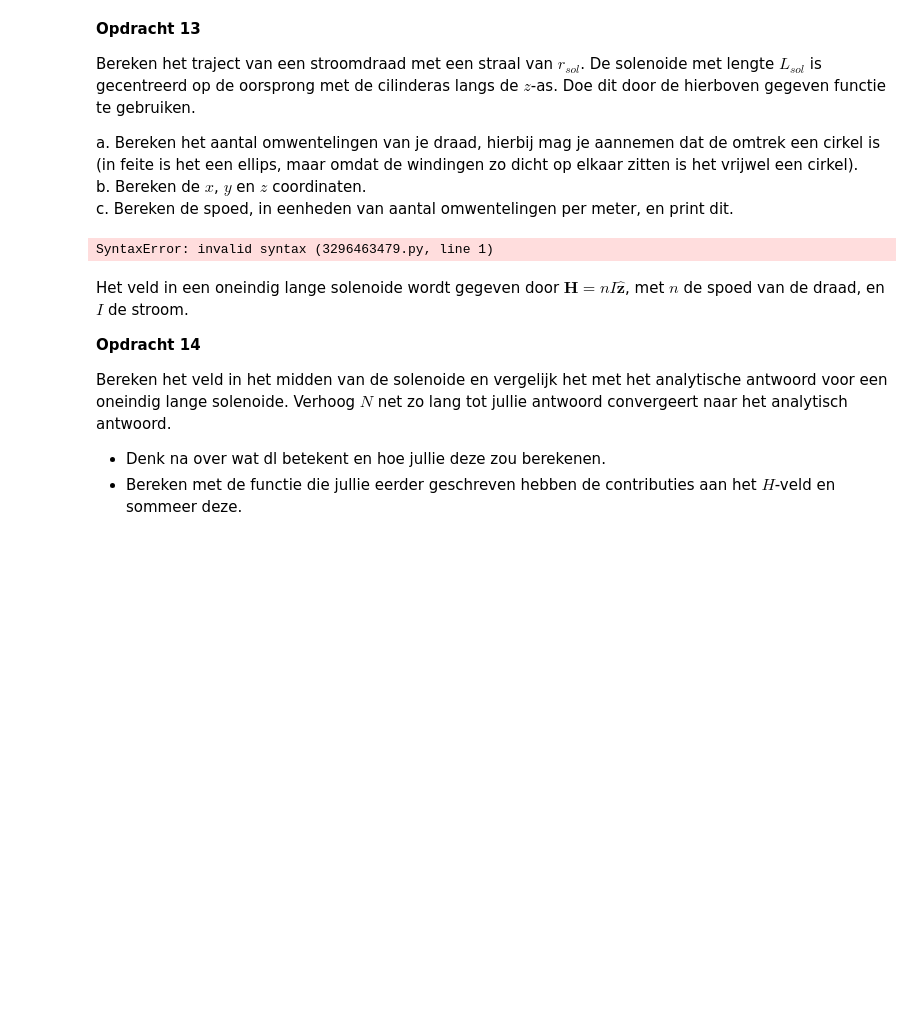
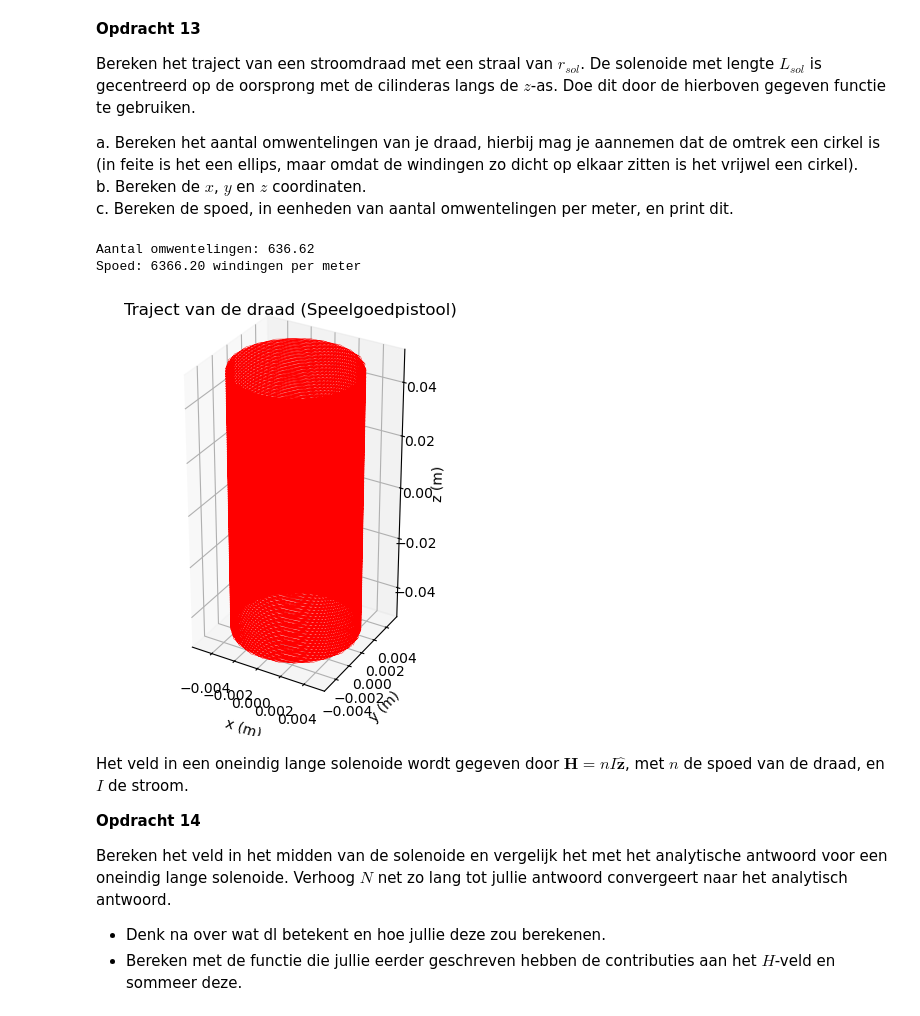
Before and after one commit to caricevonmorgen-dotcom/opdrachten-DEF-D-lol, a Jupyter notebook: 2KrachtactuatorOpdracht (1)/2KrachtactuatorOpdracht/KrachtactuatorOpdracht.ipynb, the cells around one changed output. Drawn from its saved outputs; the diff is of its cells as text; code cells hidden in the pictures; blank space fills up the shorter version.

```diff
--- a/2KrachtactuatorOpdracht (1)/2KrachtactuatorOpdracht/KrachtactuatorOpdracht.ipynb
+++ b/2KrachtactuatorOpdracht (1)/2KrachtactuatorOpdracht/KrachtactuatorOpdracht.ipynb
@@ -371,19 +446,40 @@ a. Bereken het aantal omwentelingen van je draad, hierbij mag je aannemen dat de
 b. Bereken de $x$, $y$ en $z$ coordinaten.\
 c. Bereken de spoed, in eenheden van aantal omwentelingen per meter, en print dit.
 # %%
-l_draad = # Lengte draad
-r_sol = # Straal solenoide
-L_sol = # Lengte solenoide
-N = # Aantal wikkeling
+import numpy as np
+import matplotlib.pyplot as plt
 
-# Enkele plots
-ax=plt.figure().add_subplot(projection='3d')
-plt.title('Traject van de draad van de solenoide')
-plt.plot(x, y, z, '-r', linewidth=0.1)
-ax.set_box_aspect(aspect=None, zoom=0.8)
-ax.set_xlabel('x (m)'), ax.set_ylabel('y (m)'), ax.set_zlabel('z (m)')
+# speelgoedpistool
+l_draad = 20.0
+r_sol = 0.005
+L_sol = 0.1
+I = 0.5
+N_punten = 8000
+omtrek_winding = 2 * np.pi * r_sol
+aantal_omwentelingen = l_draad / omtrek_winding
+
+spoed = aantal_omwentelingen / L_sol
+
+print(f"Aantal omwentelingen: {aantal_omwentelingen:.2f}")
+print(f"Spoed: {spoed:.2f} windingen per meter")
+
+
+x, y, z = parametrisatie(N_punten, r_sol, aantal_omwentelingen, L_sol)
+
+fig = plt.figure()
+ax = fig.add_subplot(projection='3d')
+plt.title('Traject van de draad (Speelgoedpistool)')
+ax.plot(x, y, z, '-r', linewidth=0.3)
+
+ax.set_xlabel('x (m)')
+ax.set_ylabel('y (m)')
+ax.set_zlabel('z (m)')
+ax.set_box_aspect([1, 1, 2]) # Danders wordt de lange z-component van de draad niet zichtbaar in de grafiek
+plt.show()
 # %% [output]
-SyntaxError: invalid syntax (3296463479.py, line 1)
+Aantal omwentelingen: 636.62
+Spoed: 6366.20 windingen per meter
+[figure, added]
 # %% [markdown]
 Het veld in een oneindig lange solenoide wordt gegeven door $\mathbf{H} = n I \hat{\mathbf{z}}$, met $n$ de spoed van de draad, en $I$ de stroom.
 
```
Also changed, not shown: parts of 12 cells of this notebook, 1 other file.
